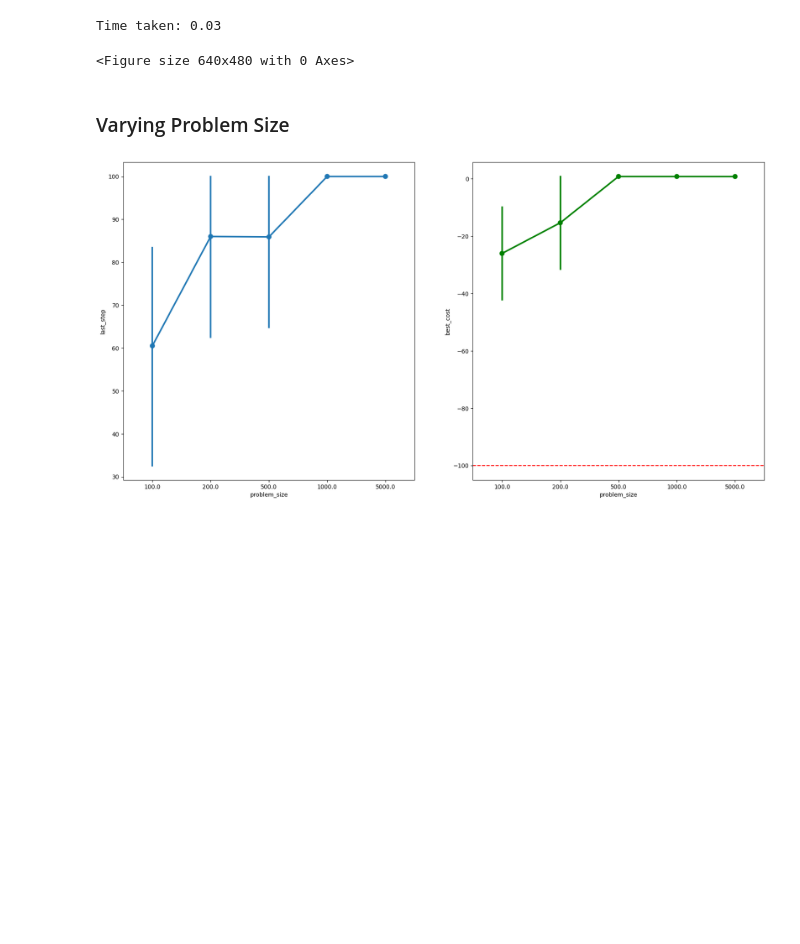
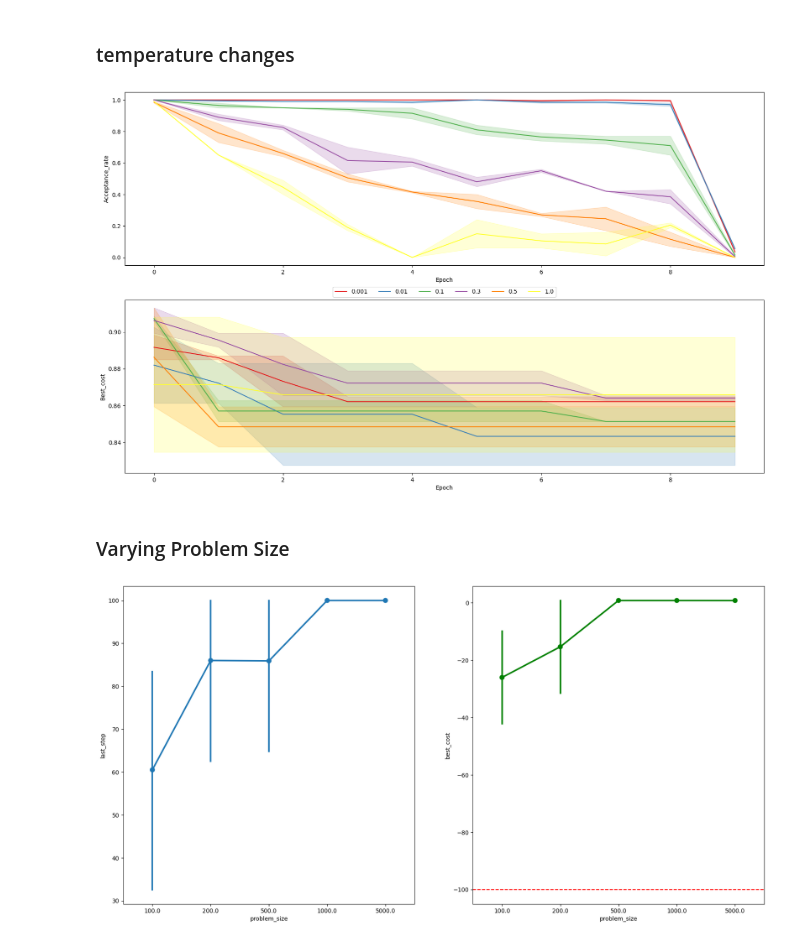
Before and after one commit to LucaSfragara/SimulatedAnnealing, a Jupyter notebook: probl.ipynb, the cells around one changed output. Saved outputs shown, nothing was run; the diff lists cells and outputs as text; code cells hidden in the pictures; blank space fills up the shorter version.

```diff
--- a/probl.ipynb
+++ b/probl.ipynb
@@ -108,22 +105,5 @@ class Optimizer:
 def early_stop_hook(best_c):
     if best_c < -100:
         return False
-# %%
-start_time  = time.time()
-
-optimizer = Optimizer(70, seed=123, create_path = False)
-
-true_min = np.min(optimizer.data)
-
-
-beta_list = SA.linearbeta(beta0=0.01, beta1=1, steps=1000)
-best_c, hist = SA.simann(optimizer, mcmc_steps=100,
-                             beta_list=beta_list, seed=10, mc_hook= early_stop_hook)
-
-print("Time taken: {}".format(np.round(time.time()-start_time, 2)))
-
-fig0 = plt.figure()
-#optimizer.display(fig0)
-# %% [output]
-Time taken: 0.03
-<Figure size 640x480 with 0 Axes>
+# %% [markdown]
+### temperature changes
@@ -130,3 +143,18 @@ Time taken: 0.03
+# %%
+hist_column = ["beta0", "Simulation", "Epoch", "Acceptance_rate", "Temperature", "Beta", "Current_cost", "Best_cost"]
+hist_df = pd.DataFrame(data=data, columns=hist_column)
+# %%
+fig, (ax0, ax1) = plt.subplots(2,1)
+fig.set_size_inches(20, 12)
+
+#sns.lineplot(data = hist_df, x = "Epoch", y = "Temperature", ax = ax0, label = "Temperature")
+sns.lineplot(data = hist_df, x = "Epoch", y = "Acceptance_rate", ax = ax0, color = "red", hue= "beta0", palette='Set1')
+ax0.legend(loc='lower center', ncol = 6, bbox_to_anchor = (0.5, -0.2))
+
+sns.lineplot(data = hist_df, x = "Epoch", y = "Best_cost", ax = ax1, hue= "beta0", palette='Set1')
+ax1.legend().remove()
+# %% [output]
+[figure, added]
 # %% [markdown]
 ### Varying Problem Size
 # %%
```
Also changed, not shown: parts of 2 cells of this notebook.
